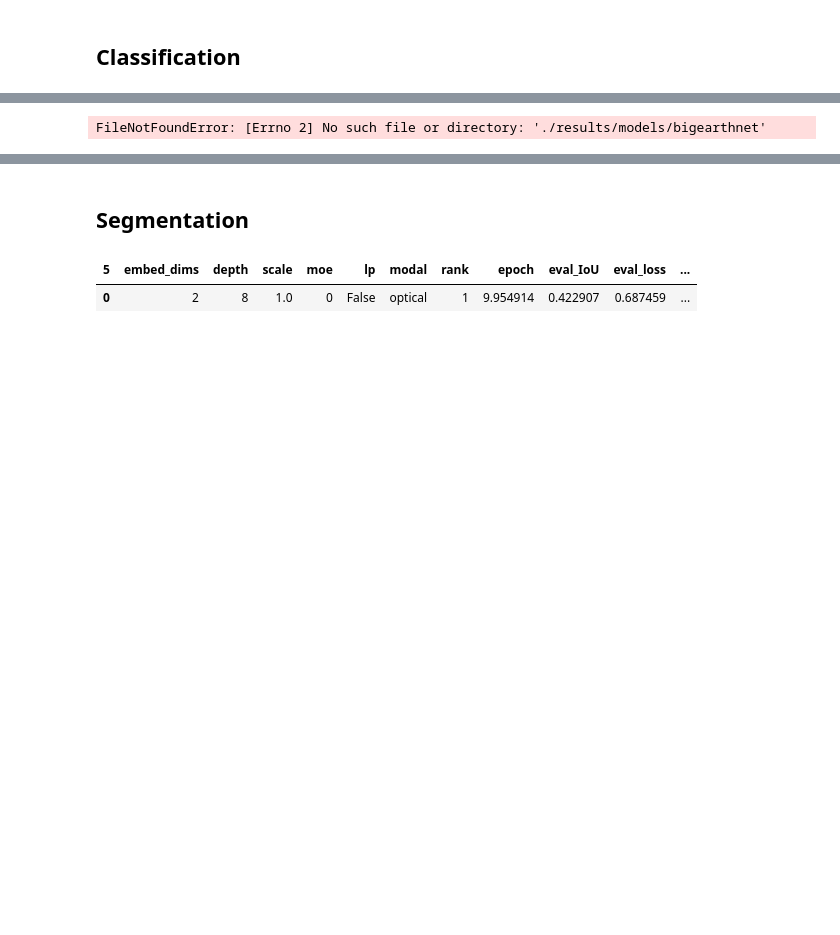
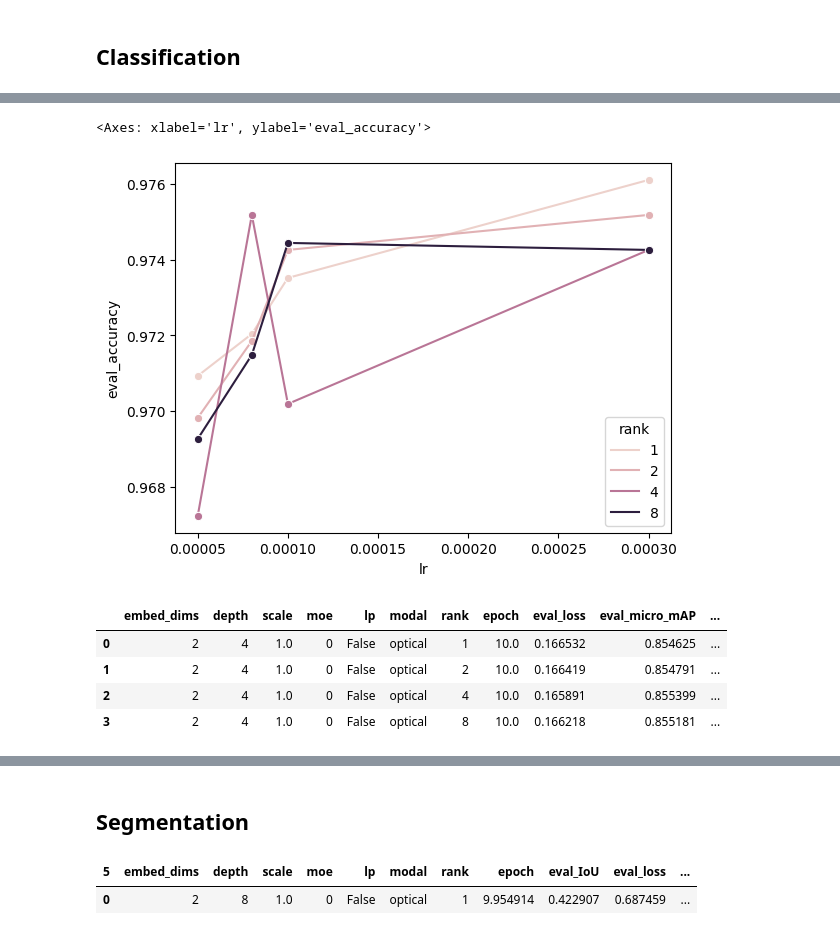
Before and after one commit to uiuctml/GeospatialFM, a Jupyter notebook: collect_results.ipynb, the cells around one changed output, grey strips where cells are left out. Saved outputs shown, nothing was run; the diff lists cells and outputs as text; code cells hidden in the pictures; blank space fills up the shorter version.

```diff
--- a/collect_results.ipynb
+++ b/collect_results.ipynb
@@ -109,8 +121,18 @@ df_all_stat
+# %%
+sns.lineplot(data=df_all, x="lr", y="eval_accuracy", hue="rank", marker="o")
+# %% [output]
+<Axes: xlabel='lr', ylabel='eval_accuracy'>
+[figure, added]
 # %%
 dataset = 'bigearthnet'
 metric_name = 'eval_micro_mAP'
 
-df_all, df_all_stat = collect_results(model_name, dataset, metric_name, filter_key={"lp": True, "ckpt": 73800, "modal": "optical"})
+# df_all, df_all_stat = collect_results(model_name, dataset, metric_name, filter_key={"lp": False, "ckpt": 24600, "modal": "optical"})
+df_all, df_all_stat = collect_results("LESSVIT-S", dataset, metric_name, filter_key={"lp": False, "ckpt": 24600, "modal": "optical"})
 df_all_stat
 # %% [output]
-FileNotFoundError: [Errno 2] No such file or directory: './results/models/bigearthnet'
+|  | embed_dims | depth | scale | moe | lp | modal | rank | epoch | eval_loss | eval_micro_mAP | ... |
+| 0 | 2 | 4 | 1.0 | 0 | False | optical | 1 | 10.0 | 0.166532 | 0.854625 | ... |
+| 1 | 2 | 4 | 1.0 | 0 | False | optical | 2 | 10.0 | 0.166419 | 0.854791 | ... |
+| 2 | 2 | 4 | 1.0 | 0 | False | optical | 4 | 10.0 | 0.165891 | 0.855399 | ... |
+| 3 | 2 | 4 | 1.0 | 0 | False | optical | 8 | 10.0 | 0.166218 | 0.855181 | ... |
```
Also changed, not shown: parts of 14 cells of this notebook, 3 other files.
